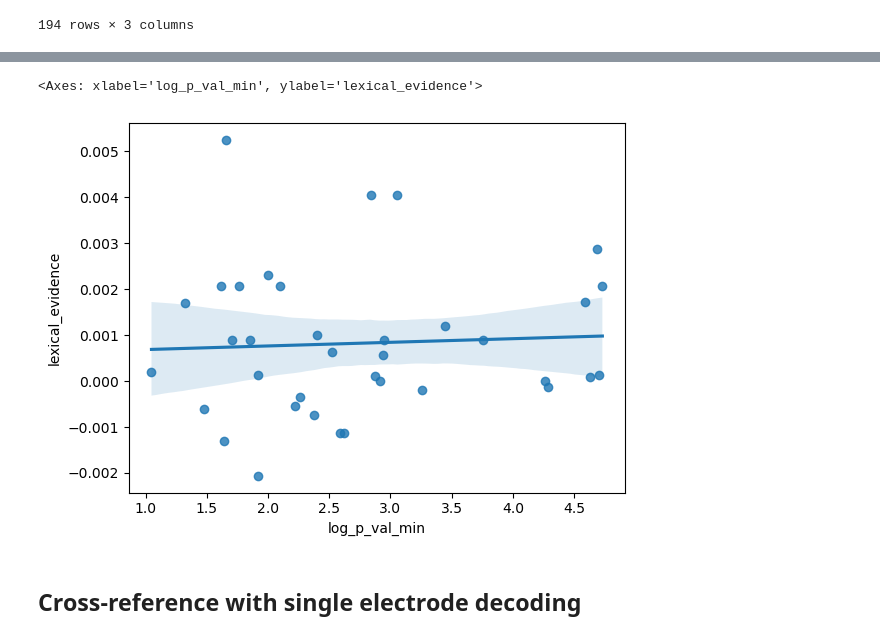
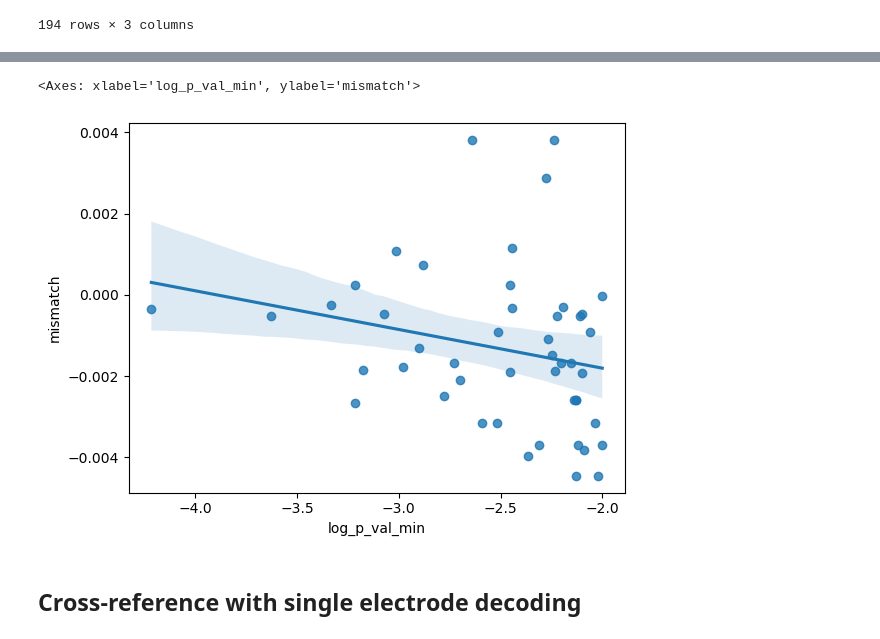
Before and after one commit to hans/barakeet, a Jupyter notebook: notebooks/phoneme_causal4.ipynb, the cells around one changed output, grey strips where cells are left out. Cells and saved outputs as stored; diff of their text form; code cells hidden in the pictures.

```diff
--- a/notebooks/phoneme_causal4.ipynb
+++ b/notebooks/phoneme_causal4.ipynb
@@ -953,12 +972,12 @@ mrg
 # %%
 mrg.loc[mrg.p_val_min == mrg.p_val_left, "corr_best"] = mrg.loc[mrg.p_val_min == mrg.p_val_left, "corr_left"].abs()
 mrg.loc[mrg.p_val_min == mrg.p_val_right, "corr_best"] = mrg.loc[mrg.p_val_min == mrg.p_val_right, "corr_right"].abs()
-mrg["log_p_val_min"] = -np.log10(mrg.counterfactual_test_p)
+mrg["log_p_val_min"] = np.log10(mrg.p_val_min)
 # %%
-sns.regplot(data=mrg.reset_index(), x="log_p_val_min", y="lexical_evidence")
+sns.regplot(data=mrg.reset_index(), x="log_p_val_min", y="mismatch")
 # %% [output]
-<Axes: xlabel='log_p_val_min', ylabel='lexical_evidence'>
+<Axes: xlabel='log_p_val_min', ylabel='mismatch'>
-[figure, old version]
+[figure, new version]
 # %% [markdown]
 ## Cross-reference with single electrode decoding
 # %%
```
Also changed, not shown: parts of 22 cells of this notebook, 1 other file.
